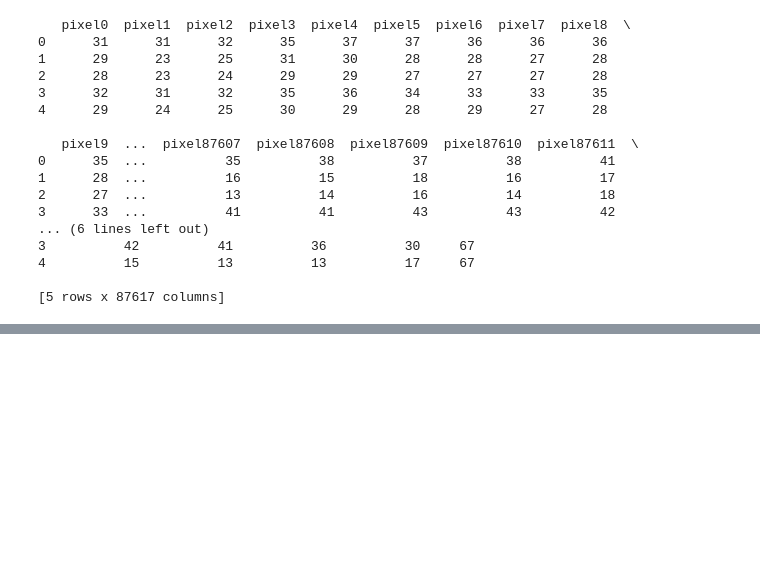
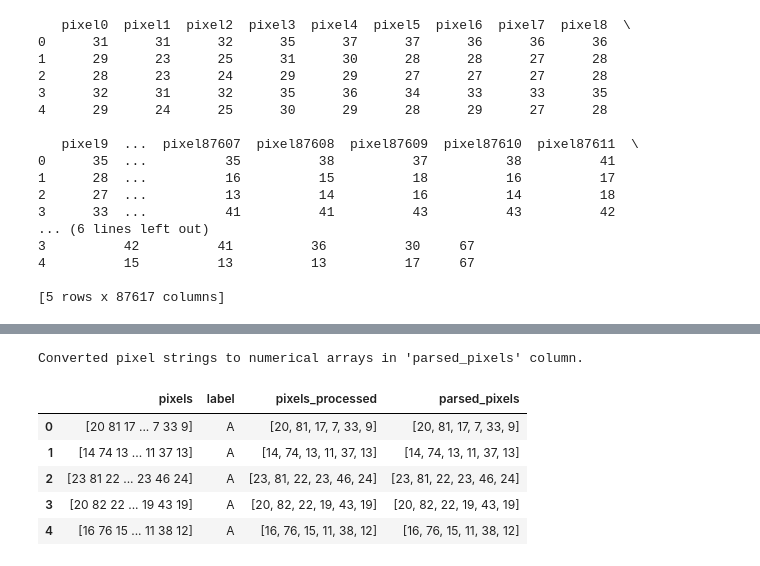
Before and after one commit to Prakas-Dutta/Hand-gesture-to-alphabet, a Jupyter notebook: Alphabetical_Hand_gesture_recognition_using_deep_learning.ipynb, the cells around one changed output, grey strips where cells are left out. Drawn from its saved outputs; the diff is of its cells as text; code cells hidden in the pictures; blank space fills up the shorter version.

```diff
--- a/Alphabetical_Hand_gesture_recognition_using_deep_learning.ipynb
+++ b/Alphabetical_Hand_gesture_recognition_using_deep_learning.ipynb
@@ -145,34 +162,3 @@ arr=np.array(images['pixels'][0])
 #   print(arr[i])
 # %% [output]
 IndexError: too many indices for array: array is 0-dimensional, but 1 were indexed
-# %%
-import re
-import ast
-all_images_average_pixels = []
-
-for index, row in images.iterrows():
-    pixel_str = row['pixels']
-    pixel_values_str = re.sub(r'[\[\]...]', '', pixel_str).split()
-    pixel_values = [int(val) for val in pixel_values_str]
-
-    average_of_threes = [
-        sum(pixel_values[i:i+3]) / 3
-        for i in range(0, len(pixel_values), 3)
-        if len(pixel_values[i:i+3]) == 3
-    ]
-
-    all_images_average_pixels.append(average_of_threes)
-
-images['average_pixels'] = all_images_average_pixels
-
-print("Calculated average of every three consecutive pixel values for all images.")
-display(images.tail())
-
-images.to_csv('images_with_avg_pixels.csv', index=False)
-print("DataFrame with average pixels saved to 'images_with_avg_pixels.csv'")
-
-images_loaded = pd.read_csv('images_with_avg_pixels.csv')
-images_loaded['average_pixels'] = images_loaded['average_pixels'].apply(ast.literal_eval)
-
-print("CSV loaded back with 'average_pixels' as lists.")
-display(images_loaded.tail())
@@ -232,0 +262,18 @@ NameError: name 'data' is not defined
+# %%
+import re
+
+def parse_pixel_string(pixel_str):
+    pixel_values_str = re.sub(r'[\[\]...]', '', pixel_str).split()
+    return [int(val) for val in pixel_values_str]
+
+images['parsed_pixels'] = images['pixels'].apply(parse_pixel_string)
+print("Converted pixel strings to numerical arrays in 'parsed_pixels' column.")
+images.head()
+# %% [output]
+Converted pixel strings to numerical arrays in 'parsed_pixels' column.
+|  | pixels | label | pixels_processed | parsed_pixels |
+| 0 | [20 81 17 ... 7 33 9] | A | [20, 81, 17, 7, 33, 9] | [20, 81, 17, 7, 33, 9] |
+| 1 | [14 74 13 ... 11 37 13] | A | [14, 74, 13, 11, 37, 13] | [14, 74, 13, 11, 37, 13] |
+| 2 | [23 81 22 ... 23 46 24] | A | [23, 81, 22, 23, 46, 24] | [23, 81, 22, 23, 46, 24] |
+| 3 | [20 82 22 ... 19 43 19] | A | [20, 82, 22, 19, 43, 19] | [20, 82, 22, 19, 43, 19] |
+| 4 | [16 76 15 ... 11 38 12] | A | [16, 76, 15, 11, 38, 12] | [16, 76, 15, 11, 38, 12] |
```
Also changed, not shown: parts of 17 cells of this notebook.
